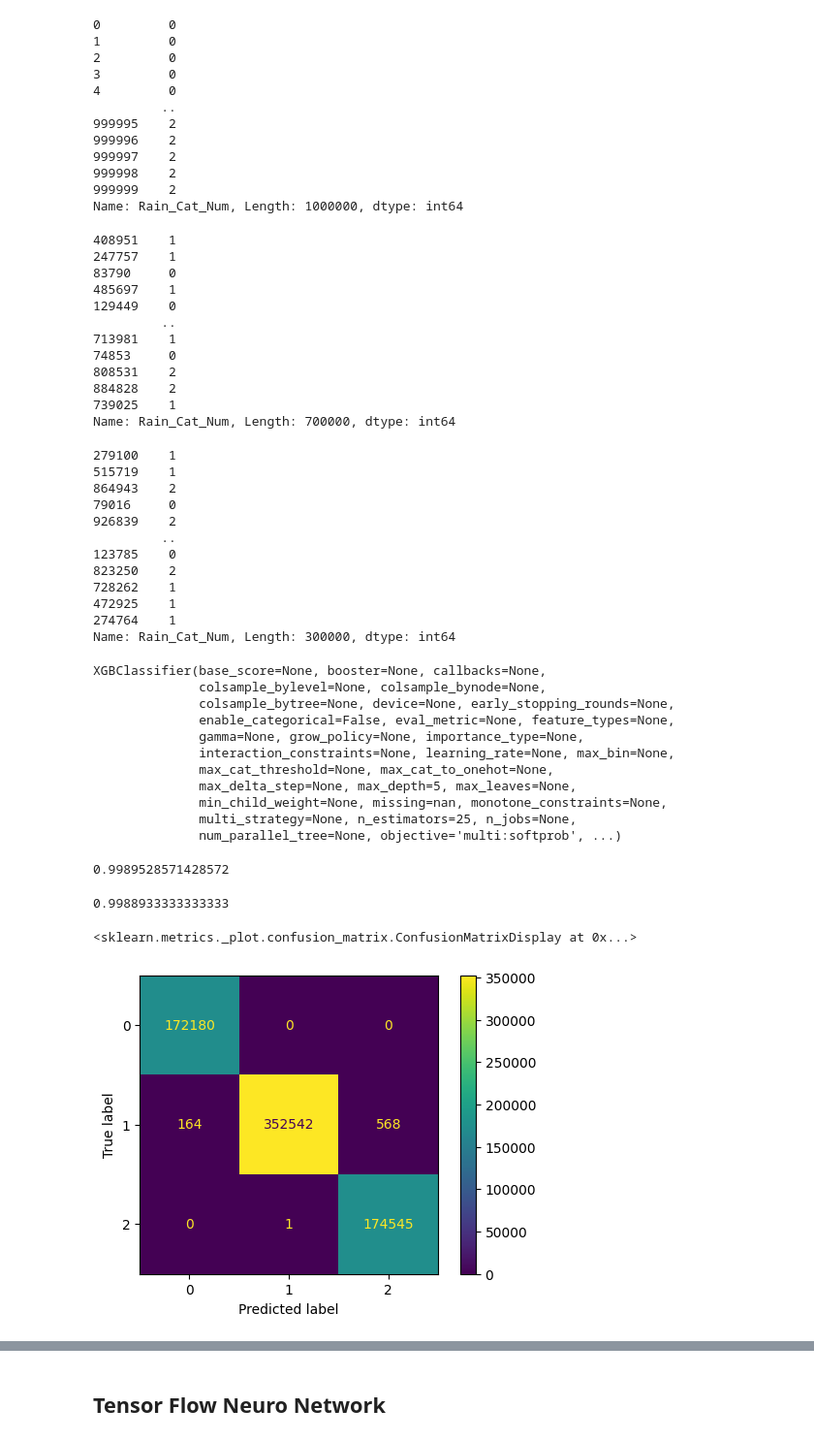
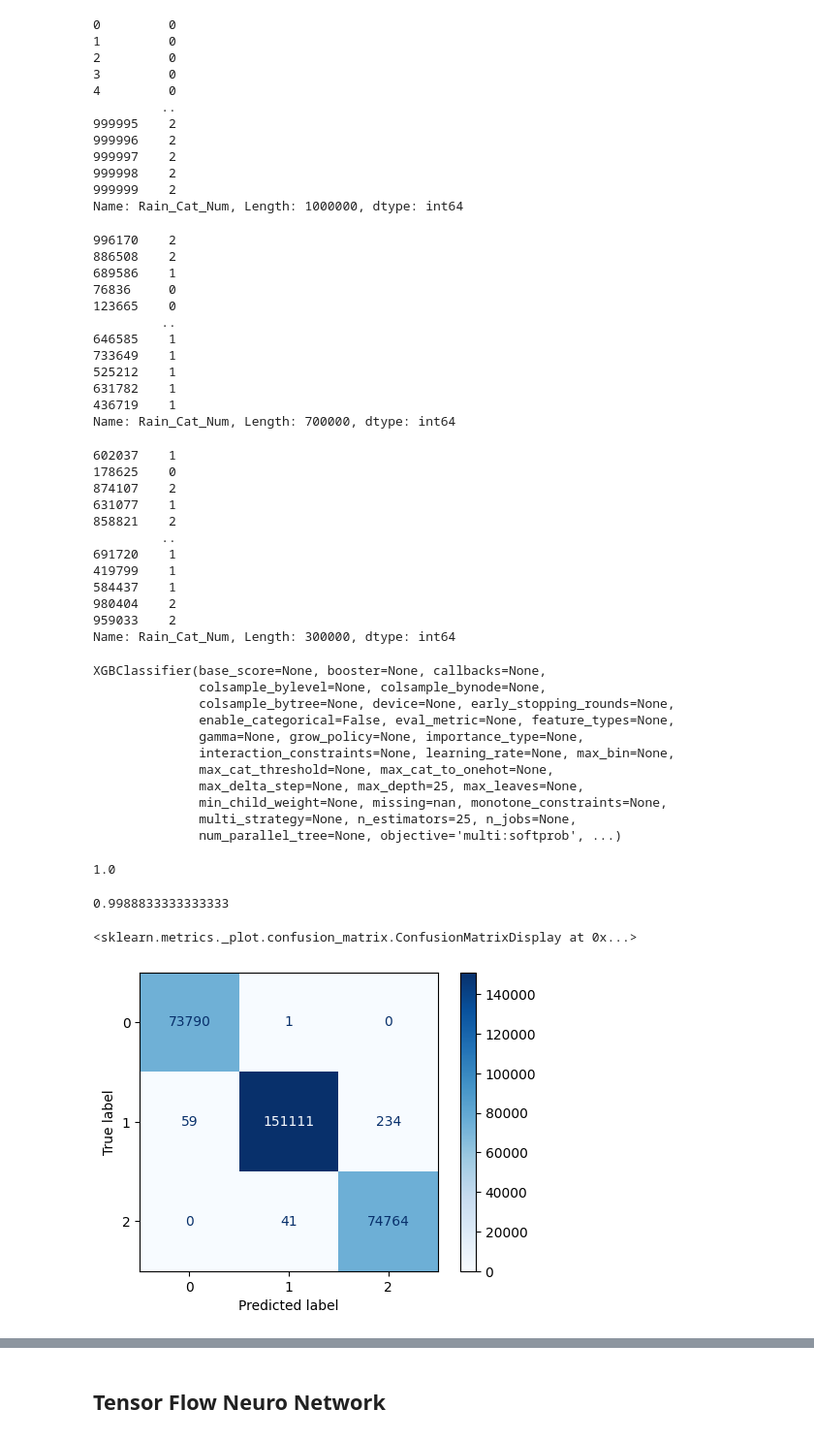
Before and after one commit to JamesShaklee/WeatherPrediction, a Jupyter notebook: WeatherNotebook.ipynb, the cells around one changed output, grey strips where cells are left out. Shown at 97% size. Cells and saved outputs as stored; diff of their text form; code cells hidden in the pictures.

```diff
--- a/WeatherNotebook.ipynb
+++ b/WeatherNotebook.ipynb
@@ -395,6 +395,6 @@ edf
 1000000 rows × 14 columns
 # %%
 #Removing empety rows
-X = edf.drop(columns=["Date", "Location", "Rain_Cat_Num", "Rain_Category", 'Military_Time', 'Precipitation_mm', 'Date_Time'])
+X = edf.drop(columns=["Date", "Location", "Rain_Cat_Num", "Rain_Category", 'Military_Time','Date_Time', 'Precipitation_in'])
 X
 # %% [output]
@@ -433,37 +433,37 @@ X_train, X_test, y_train, y_test = train_test_split(X, y, test_size = 0.3, strat
 # %%
 y_train
 # %% [output]
-408951    1
-247757    1
-83790     0
-485697    1
-129449    0
+996170    2
+886508    2
+689586    1
+76836     0
+123665    0
          ..
-713981    1
-74853     0
-808531    2
-884828    2
-739025    1
+646585    1
+733649    1
+525212    1
+631782    1
+436719    1
 Name: Rain_Cat_Num, Length: 700000, dtype: int64
 # %%
 y_test
 # %% [output]
-279100    1
-515719    1
-864943    2
-79016     0
-926839    2
+602037    1
+178625    0
+874107    2
+631077    1
+858821    2
          ..
-123785    0
-823250    2
-728262    1
-472925    1
-274764    1
+691720    1
+419799    1
+584437    1
+980404    2
+959033    2
 Name: Rain_Cat_Num, Length: 300000, dtype: int64
 # %%
 from xgboost import XGBClassifier
 # %%
-xgb_clf = XGBClassifier(n_estimators=25, max_depth=5)
+xgb_clf = XGBClassifier(n_estimators=25, max_depth=25)
 xgb_clf.fit(X_train, y_train)
 # %% [output]
 XGBClassifier(base_score=None, booster=None, callbacks=None,
@@ -473,7 +473,7 @@ XGBClassifier(base_score=None, booster=None, callbacks=None,
               gamma=None, grow_policy=None, importance_type=None,
               interaction_constraints=None, learning_rate=None, max_bin=None,
               max_cat_threshold=None, max_cat_to_onehot=None,
-              max_delta_step=None, max_depth=5, max_leaves=None,
+              max_delta_step=None, max_depth=25, max_leaves=None,
               min_child_weight=None, missing=nan, monotone_constraints=None,
               multi_strategy=None, n_estimators=25, n_jobs=None,
               num_parallel_tree=None, objective='multi:softprob', ...)
@@ -484,17 +484,17 @@ y_train_pred = xgb_clf.predict(X_train)
 # %%
 accuracy_score(y_train, y_train_pred)
 # %% [output]
-0.9989528571428572
+1.0
 # %%
 y_test_pred = xgb_clf.predict(X_test)
 # %%
 accuracy_score(y_test, y_test_pred)
 # %% [output]
-0.9988933333333333
+0.9988833333333333
 # %%
-cm = confusion_matrix(y_train, y_train_pred)
+cm = confusion_matrix(y_test, y_test_pred)
 disp = ConfusionMatrixDisplay(cm)
-disp.plot()
+disp.plot(cmap=plt.cm.Blues)
 # %% [output]
 <sklearn.metrics._plot.confusion_matrix.ConfusionMatrixDisplay at 0x...>
-[figure, old version]
+[figure, new version]
```
Also changed, not shown: parts of 9 cells of this notebook.
